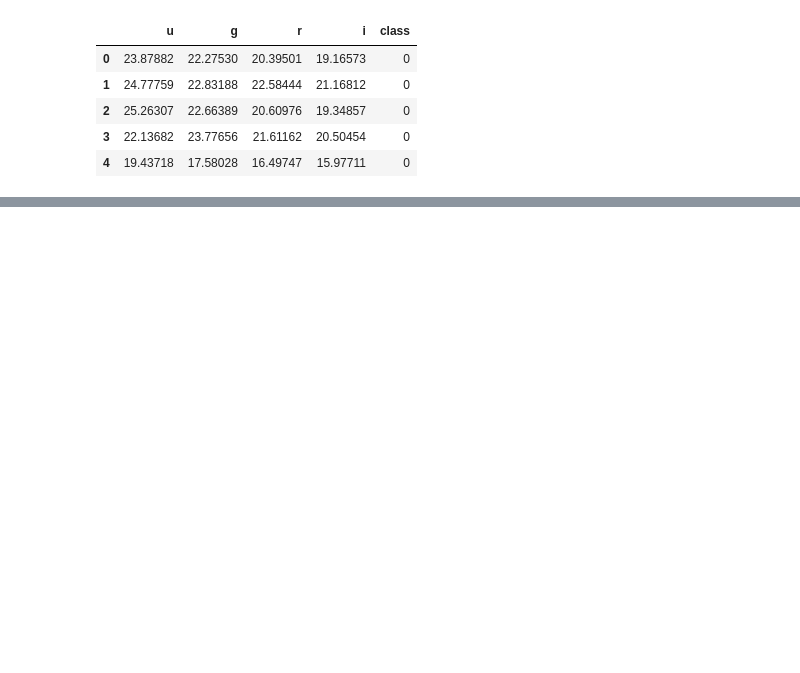
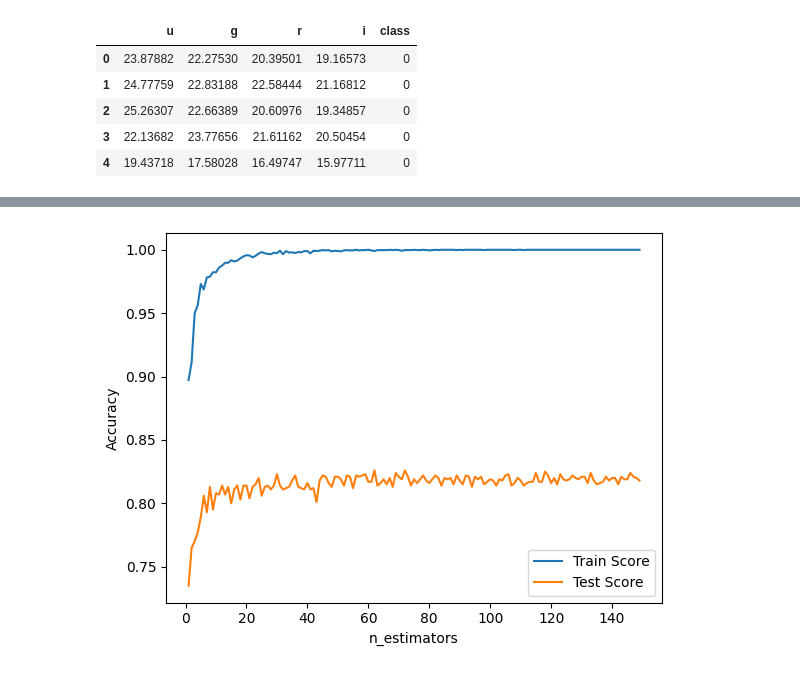
Before and after one commit to emitejadaa/NeuroLinked, a Jupyter notebook: notebooks/stars.ipynb, the cells around one changed output, grey strips where cells are left out. Drawn from its saved outputs; the diff is of its cells as text; code cells hidden in the pictures; blank space fills up the shorter version.

```diff
--- a/notebooks/stars.ipynb
+++ b/notebooks/stars.ipynb
@@ -67,5 +69,22 @@ Score sobre el training set: 0.83 ¿qué indica este número?
 # %%
 import matplotlib.pyplot as plt
+# %%
+n_estimators = range(1, 150)
+train_scores = []
+test_scores = []
+for n_estimator in n_estimators:
+    arbol = RandomForestClassifier(n_estimators=n_estimator, criterion="entropy")
+    arbol.fit(x_train, y_train)
+    train_scores.append(arbol.score(x_train, y_train))
+    test_scores.append(arbol.score(x_test, y_test))
+plt.plot(n_estimators, train_scores, label='Train Score')
+plt.plot(n_estimators, test_scores, label='Test Score')
+plt.xlabel('n_estimators')
+plt.ylabel('Accuracy')
+plt.legend()
+plt.show()
+# %% [output]
+[figure, added]
 # %%
 max_depths = range(1, 50)
 train_scores = []
```
Also changed, not shown: parts of 7 cells of this notebook.
